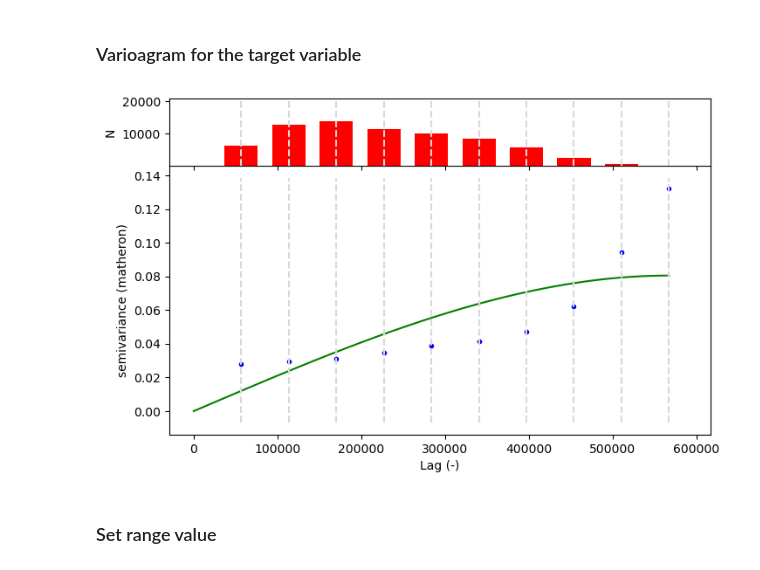
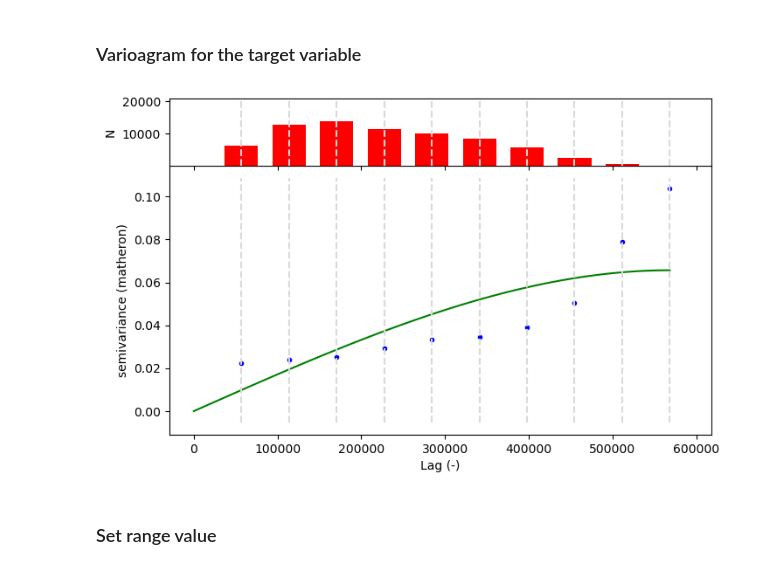
Before and after one commit to sig-gis/dises-khm-mpi, a Jupyter notebook: 2. Covariates Selection.ipynb, the cells around one changed output. Saved outputs shown, nothing was run; the diff lists cells and outputs as text; code cells hidden in the pictures.

```diff
--- a/2. Covariates Selection.ipynb
+++ b/2. Covariates Selection.ipynb
@@ -232,3 +73,0 @@ gdf.describe().round(2).transpose()
-# %%
-#Merge the mean of dhs numeric variables back to the orginal grids gdf (only one observation per grid)
-gdf = gdf.merge(dhs_averages, on='grid_id', how='left')
@@ -253,3 +73,0 @@ dhs.describe().round(2)
-# %%
-#Join the dhs data to the grids gdf
-gdf = gpd.sjoin(nis, gdf, how='left', predicate='within')
@@ -289,3 +103,7 @@ functions.plot_missing_values_vertical(gdf)
+# %%
+#Remove all dhs_variables except the target variable for they cannot be used in the prediction
+vars_to_remove = [col for col in dhs_variables if col != target_indicator]
+gdf = gdf.drop(columns=vars_to_remove)
 # %% [markdown]
 ## Exploratory Analysis of target indicator
 # %%
@@ -308,19 +126,22 @@ functions.df_to_pdf(t2.round(4), table_path, title=title,  show=True)
 # %% [markdown]
 ### Varioagram for the target variable
+# %%
+#Creata a gdf with only observations that are not null in the target variable
+gdf1 = gdf[gdf[target_indicator].notnull()]
 # %%
 # Extract coordinates from the geometry column
-coordinates = [(point.x, point.y) for point in dhs.geometry]
-values = dhs[target_indicator].values
+coordinates = [(point.x, point.y) for point in gdf1.geometry]
+values = gdf1[target_indicator].values
 
 # Create and plot the variogram
 variogram = Variogram(coordinates, values)
 variogram.plot()
 
 picture_path = os.path.join(report_folder, '4. Target Varioagram.pdf')
 plt.savefig(picture_path)
 plt.show()
 # %% [output]
-[figure, old version]
+[figure, new version]
 # %% [markdown]
 ### Set range value
 # %%
```
Also changed, not shown: parts of 66 cells of this notebook.
